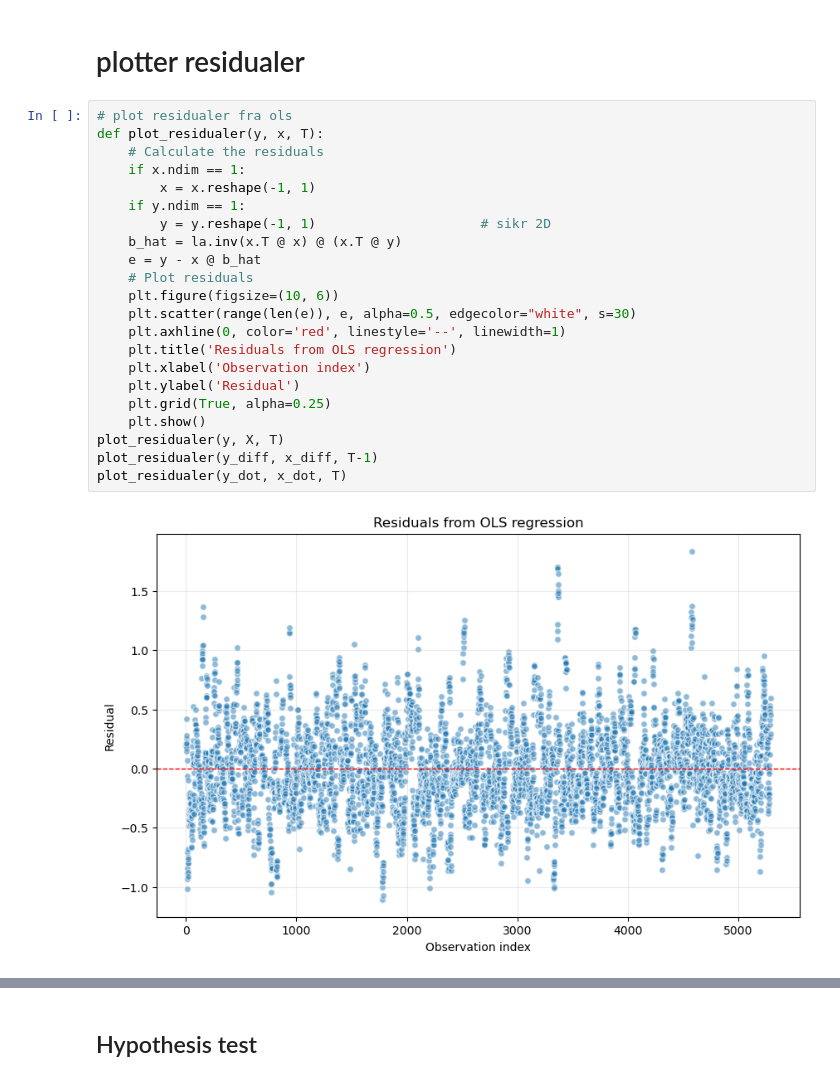
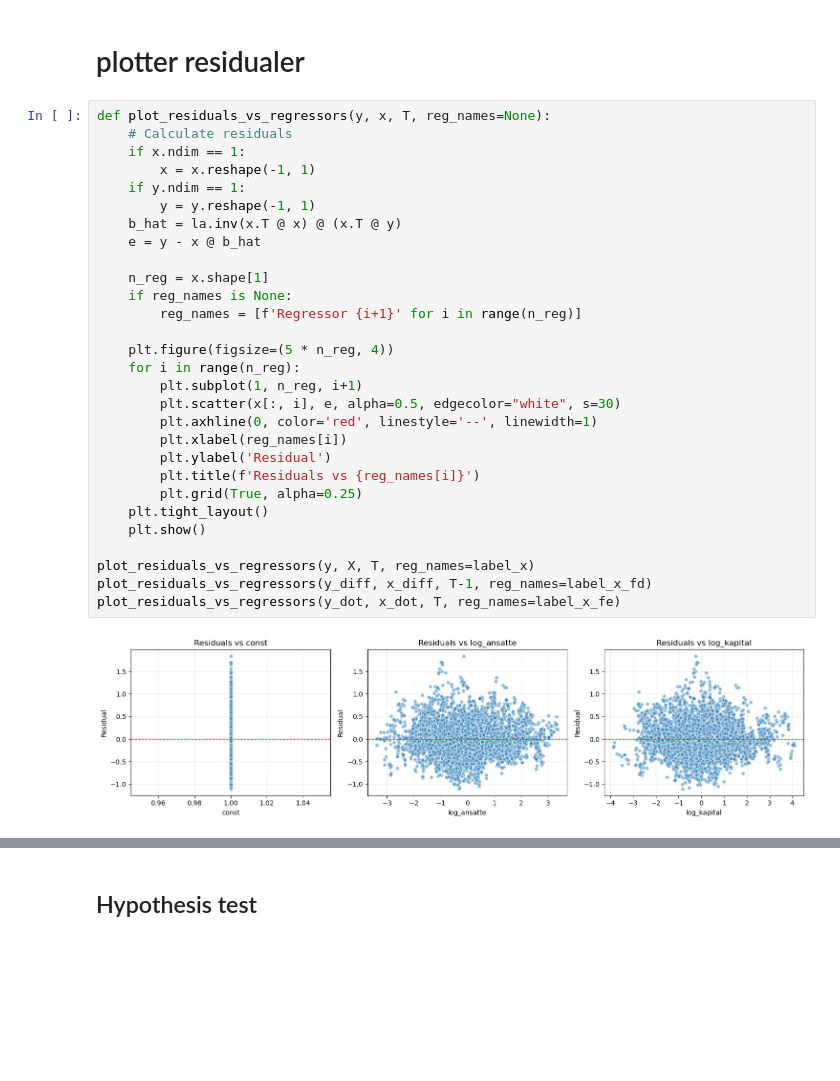
Before and after one commit to anl1313/AME_2025, a Jupyter notebook: Assignments/read (1).ipynb, the cells around one changed output, grey strips where cells are left out. Drawn from its saved outputs; the diff is of its cells as text; blank space fills up the shorter version.

Commit message:
resid plot

```diff
--- a/Assignments/read (1).ipynb
+++ b/Assignments/read (1).ipynb
@@ -440,26 +440,33 @@ Test statistic for H0: beta_3 = 0 is [6.95000331] with p-value   0.0061
 # %% [markdown]
 # plotter residualer
 # %%
-# plot residualer fra ols
-def plot_residualer(y, x, T):
-    # Calculate the residuals
+def plot_residuals_vs_regressors(y, x, T, reg_names=None):
+    # Calculate residuals
     if x.ndim == 1:
         x = x.reshape(-1, 1)
     if y.ndim == 1:
-        y = y.reshape(-1, 1)                     # sikr 2D
+        y = y.reshape(-1, 1)
     b_hat = la.inv(x.T @ x) @ (x.T @ y)
     e = y - x @ b_hat
-    # Plot residuals
-    plt.figure(figsize=(10, 6))
-    plt.scatter(range(len(e)), e, alpha=0.5, edgecolor="white", s=30)
-    plt.axhline(0, color='red', linestyle='--', linewidth=1)
-    plt.title('Residuals from OLS regression')
-    plt.xlabel('Observation index')
-    plt.ylabel('Residual')
-    plt.grid(True, alpha=0.25)
+
+    n_reg = x.shape[1]
+    if reg_names is None:
+        reg_names = [f'Regressor {i+1}' for i in range(n_reg)]
+
+    plt.figure(figsize=(5 * n_reg, 4))
+    for i in range(n_reg):
+        plt.subplot(1, n_reg, i+1)
+        plt.scatter(x[:, i], e, alpha=0.5, edgecolor="white", s=30)
+        plt.axhline(0, color='red', linestyle='--', linewidth=1)
+        plt.xlabel(reg_names[i])
+        plt.ylabel('Residual')
+        plt.title(f'Residuals vs {reg_names[i]}')
+        plt.grid(True, alpha=0.25)
+    plt.tight_layout()
     plt.show()
-plot_residualer(y, X, T)
-plot_residualer(y_diff, x_diff, T-1)
-plot_residualer(y_dot, x_dot, T)
+
+plot_residuals_vs_regressors(y, X, T, reg_names=label_x)
+plot_residuals_vs_regressors(y_diff, x_diff, T-1, reg_names=label_x_fd)
+plot_residuals_vs_regressors(y_dot, x_dot, T, reg_names=label_x_fe)
 # %% [output]
-[figure, old version]
+[figure, new version]
```
Also changed, not shown: parts of 1 cell of this notebook.
